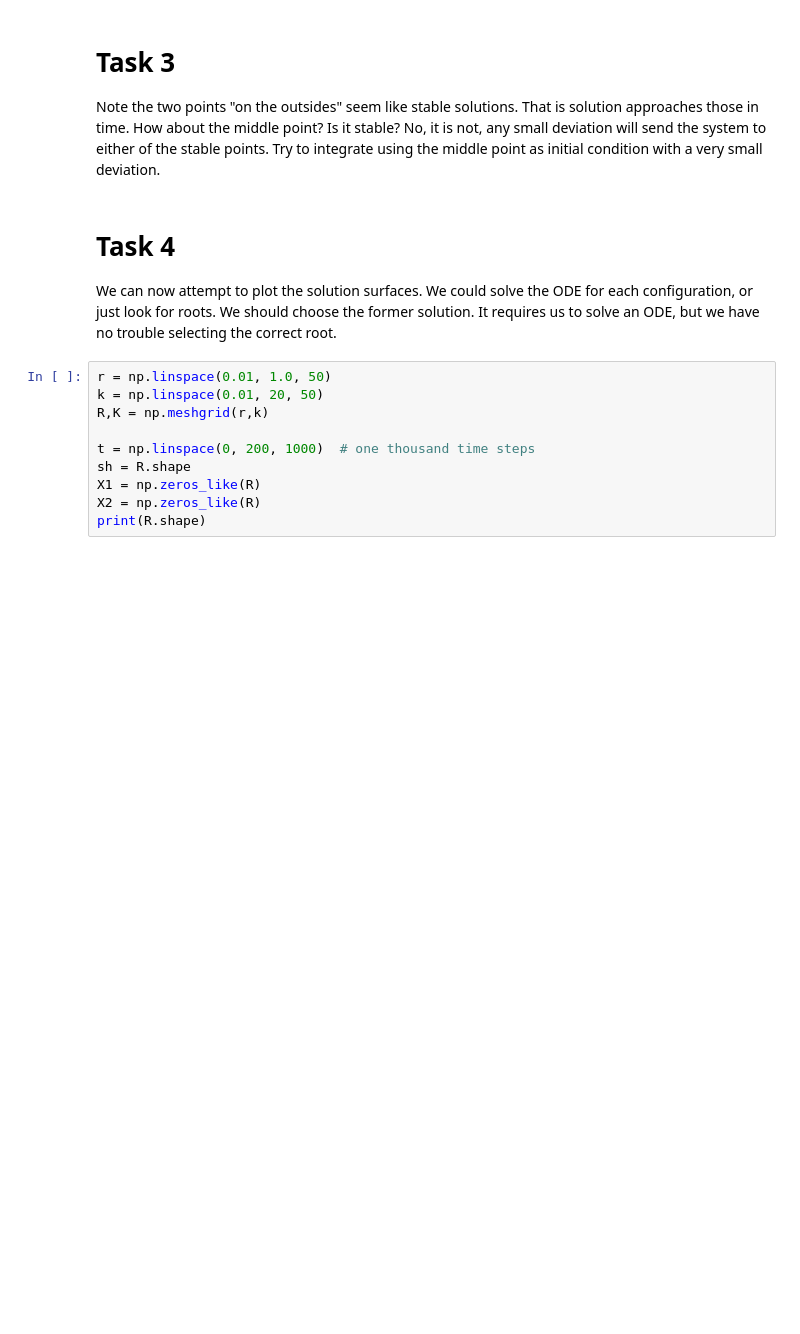
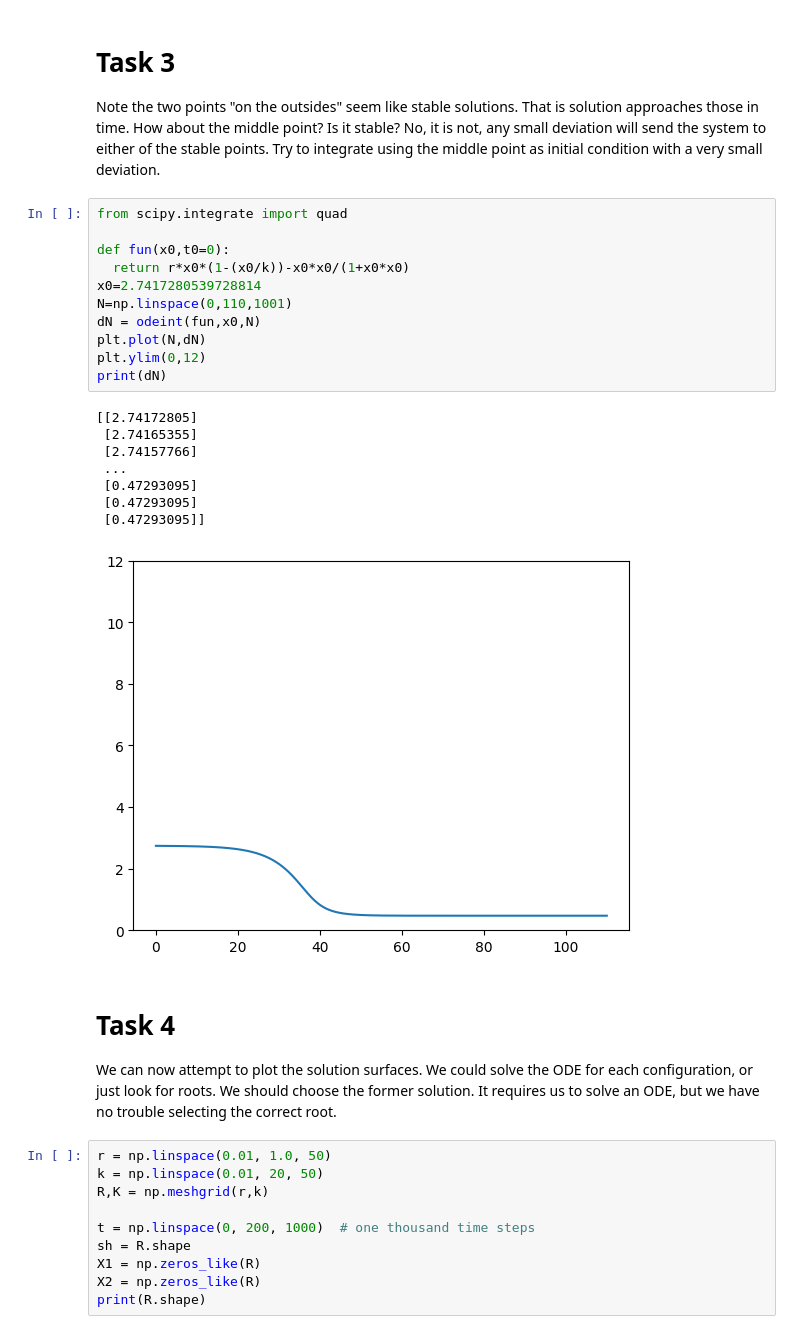
Before and after one commit to BartekFranczak/APPzWP, a Jupyter notebook: Laboratories/Lab3/lab3.ipynb, the cells around one changed output. Drawn from its saved outputs; the diff is of its cells as text; blank space fills up the shorter version.

```diff
--- a/Laboratories/Lab3/lab3.ipynb
+++ b/Laboratories/Lab3/lab3.ipynb
@@ -64,6 +119,26 @@ Now let move on, solve the problem and examine if points we determined are attai
 # %% [markdown]
 # Task 3
 Note the two points "on the outsides" seem like stable solutions. That is solution approaches those in time. How about the middle point? Is it stable? No, it is not, any small deviation will send the system to either of the stable points. Try to integrate using the middle point as initial condition with a very small deviation.
+# %%
+from scipy.integrate import quad
+
+def fun(x0,t0=0):
+  return r*x0*(1-(x0/k))-x0*x0/(1+x0*x0)
+x0=2.7417280539728814
+N=np.linspace(0,110,1001)
+dN = odeint(fun,x0,N)
+plt.plot(N,dN)
+plt.ylim(0,12)
+print(dN)
+# %% [output]
+[[2.74172805]
+ [2.74165355]
+ [2.74157766]
+ ...
+ [0.47293095]
+ [0.47293095]
+ [0.47293095]]
+[figure, added]
 # %% [markdown]
 # Task 4
 We can now attempt to plot the solution surfaces. We could solve the ODE for each configuration, or just look for roots. We should choose the former solution. It requires us to solve an ODE, but we have no trouble selecting the correct root.
```
Also changed, not shown: parts of 4 cells of this notebook.
